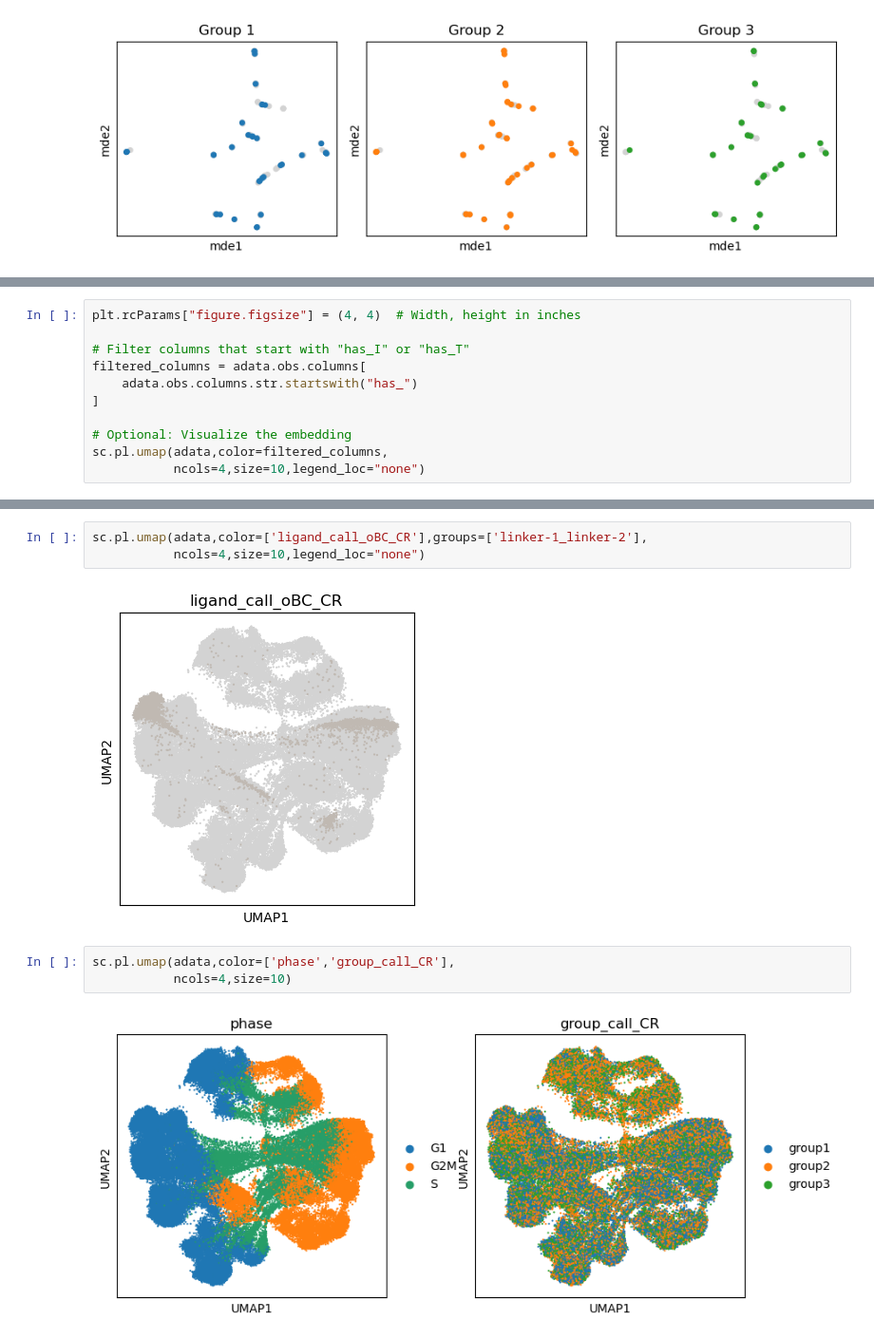
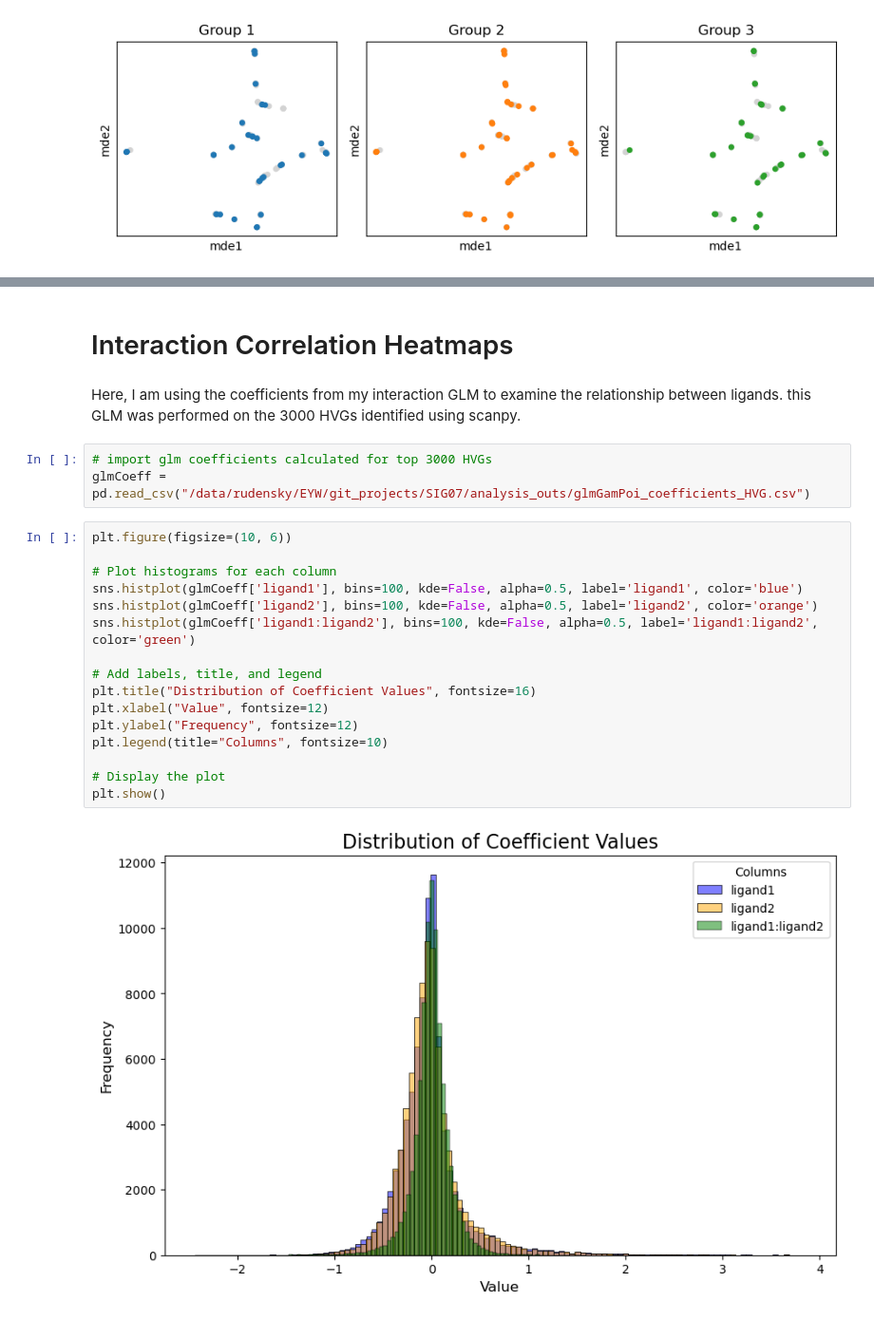
Before and after one commit to eric-y-wang/SIG07, a Jupyter notebook: analysis/correlation_analysis.ipynb, the cells around one changed output, grey strips where cells are left out. Shown at 95% size. Cells and saved outputs as stored; diff of their text form.

```diff
--- a/analysis/correlation_analysis.ipynb
+++ b/analysis/correlation_analysis.ipynb
@@ -554,11 +611,0 @@ adata.obs
-# %%
-plt.rcParams["figure.figsize"] = (4, 4)  # Width, height in inches
-
-# Filter columns that start with "has_I" or "has_T"
-filtered_columns = adata.obs.columns[
-    adata.obs.columns.str.startswith("has_")
-]
-
-# Optional: Visualize the embedding
-sc.pl.umap(adata,color=filtered_columns,
-           ncols=4,size=10,legend_loc="none")
@@ -567,10 +612,25 @@ sc.pl.umap(adata,color=filtered_columns,
-# %%
-sc.pl.umap(adata,color=['ligand_call_oBC_CR'],groups=['linker-1_linker-2'],
-           ncols=4,size=10,legend_loc="none")
-# %% [output]
-[figure, removed]
-# %%
-sc.pl.umap(adata,color=['phase','group_call_CR'],
-           ncols=4,size=10)
-# %% [output]
-[figure, removed]
+# %% [markdown]
+# Interaction Correlation Heatmaps
+# %% [markdown]
+Here, I am using the coefficients from my interaction GLM to examine the relationship between ligands. this GLM was performed on the 3000 HVGs identified using scanpy.
+# %%
+# import glm coefficients calculated for top 3000 HVGs
+glmCoeff = pd.read_csv("/data/rudensky/EYW/git_projects/SIG07/analysis_outs/glmGamPoi_coefficients_HVG.csv")
+# %%
+plt.figure(figsize=(10, 6))
+
+# Plot histograms for each column
+sns.histplot(glmCoeff['ligand1'], bins=100, kde=False, alpha=0.5, label='ligand1', color='blue')
+sns.histplot(glmCoeff['ligand2'], bins=100, kde=False, alpha=0.5, label='ligand2', color='orange')
+sns.histplot(glmCoeff['ligand1:ligand2'], bins=100, kde=False, alpha=0.5, label='ligand1:ligand2', color='green')
+
+# Add labels, title, and legend
+plt.title("Distribution of Coefficient Values", fontsize=16)
+plt.xlabel("Value", fontsize=12)
+plt.ylabel("Frequency", fontsize=12)
+plt.legend(title="Columns", fontsize=10)
+
+# Display the plot
+plt.show()
+# %% [output]
+[figure, added]
```
Also changed, not shown: parts of 18 cells of this notebook, 24 other files.
